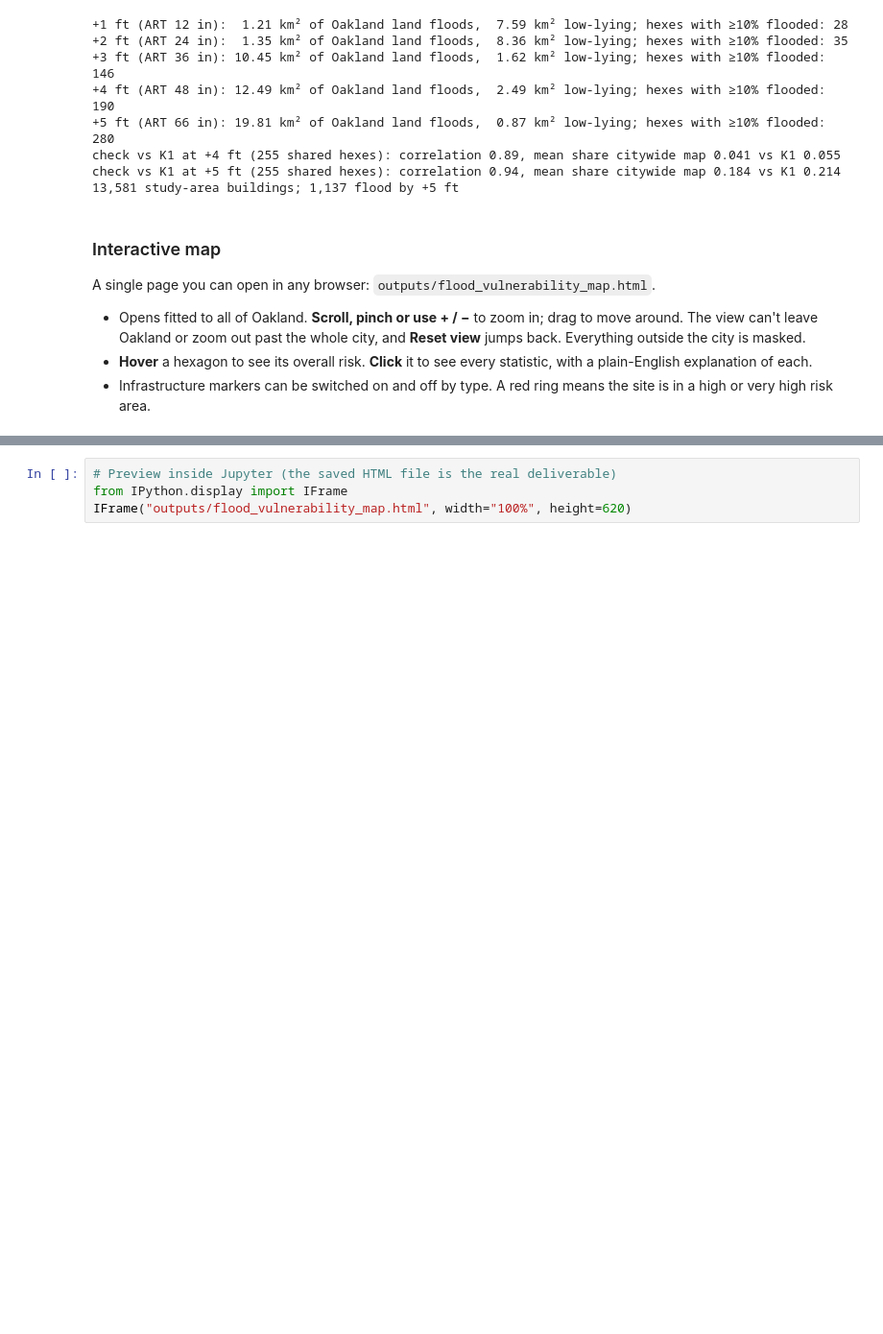
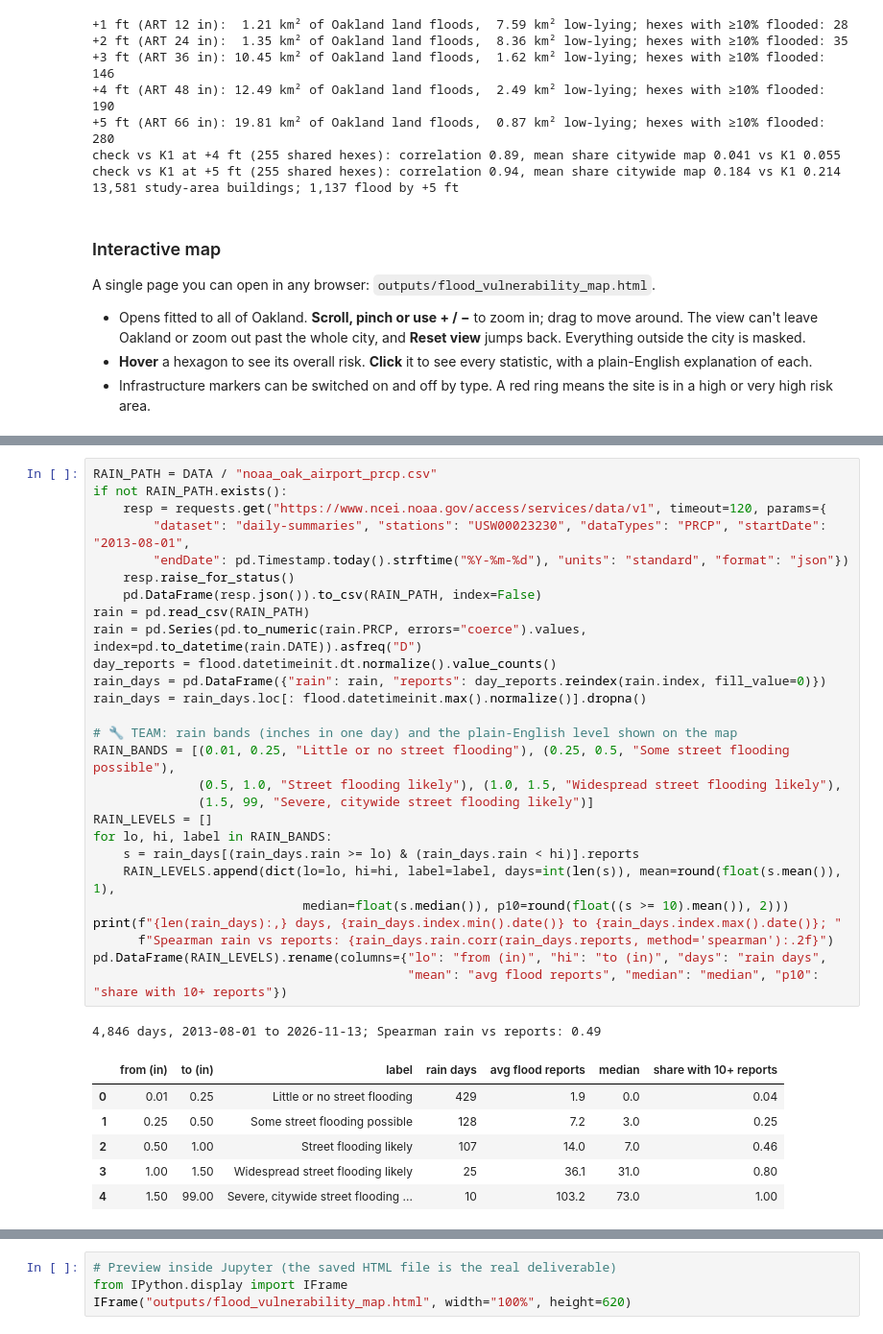
Before and after one commit to CooperMorris0/DataFest2026, a Jupyter notebook: oakland-flood-vulnerability/oakland_flood_starter.ipynb, the cells around one changed output, grey strips where cells are left out. Shown at 96% size. Cells and saved outputs as stored; diff of their text form; blank space fills up the shorter version.

```diff
--- a/oakland-flood-vulnerability/oakland_flood_starter.ipynb
+++ b/oakland-flood-vulnerability/oakland_flood_starter.ipynb
@@ -846,3 +852,38 @@ A single page you can open in any browser: `outputs/flood_vulnerability_map.html
+# %%
+RAIN_PATH = DATA / "noaa_oak_airport_prcp.csv"
+if not RAIN_PATH.exists():
+    resp = requests.get("https://www.ncei.noaa.gov/access/services/data/v1", timeout=120, params={
+        "dataset": "daily-summaries", "stations": "USW00023230", "dataTypes": "PRCP", "startDate": "2013-08-01",
+        "endDate": pd.Timestamp.today().strftime("%Y-%m-%d"), "units": "standard", "format": "json"})
+    resp.raise_for_status()
+    pd.DataFrame(resp.json()).to_csv(RAIN_PATH, index=False)
+rain = pd.read_csv(RAIN_PATH)
+rain = pd.Series(pd.to_numeric(rain.PRCP, errors="coerce").values, index=pd.to_datetime(rain.DATE)).asfreq("D")
+day_reports = flood.datetimeinit.dt.normalize().value_counts()
+rain_days = pd.DataFrame({"rain": rain, "reports": day_reports.reindex(rain.index, fill_value=0)})
+rain_days = rain_days.loc[: flood.datetimeinit.max().normalize()].dropna()
+
+# 🔧 TEAM: rain bands (inches in one day) and the plain-English level shown on the map
+RAIN_BANDS = [(0.01, 0.25, "Little or no street flooding"), (0.25, 0.5, "Some street flooding possible"),
+              (0.5, 1.0, "Street flooding likely"), (1.0, 1.5, "Widespread street flooding likely"),
+              (1.5, 99, "Severe, citywide street flooding likely")]
+RAIN_LEVELS = []
+for lo, hi, label in RAIN_BANDS:
+    s = rain_days[(rain_days.rain >= lo) & (rain_days.rain < hi)].reports
+    RAIN_LEVELS.append(dict(lo=lo, hi=hi, label=label, days=int(len(s)), mean=round(float(s.mean()), 1),
+                            median=float(s.median()), p10=round(float((s >= 10).mean()), 2)))
+print(f"{len(rain_days):,} days, {rain_days.index.min().date()} to {rain_days.index.max().date()}; "
+      f"Spearman rain vs reports: {rain_days.rain.corr(rain_days.reports, method='spearman'):.2f}")
+pd.DataFrame(RAIN_LEVELS).rename(columns={"lo": "from (in)", "hi": "to (in)", "days": "rain days",
+                                          "mean": "avg flood reports", "median": "median", "p10": "share with 10+ reports"})
+# %% [output]
+4,846 days, 2013-08-01 to 2026-11-13; Spearman rain vs reports: 0.49
+|  | from (in) | to (in) | label | rain days | avg flood reports | median | share with 10+ reports |
+| 0 | 0.01 | 0.25 | Little or no street flooding | 429 | 1.9 | 0.0 | 0.04 |
+| 1 | 0.25 | 0.50 | Some street flooding possible | 128 | 7.2 | 3.0 | 0.25 |
+| 2 | 0.50 | 1.00 | Street flooding likely | 107 | 14.0 | 7.0 | 0.46 |
+| 3 | 1.00 | 1.50 | Widespread street flooding likely | 25 | 36.1 | 31.0 | 0.80 |
+| 4 | 1.50 | 99.00 | Severe, citywide street flooding ... | 10 | 103.2 | 73.0 | 1.00 |
 # %%
 # Risk categories by percentile of the overall risk among Oakland hexes (easier to explain than raw scores)
 hexes["overall_pct"] = hexes.overall.rank(pct=True)
```
Also changed, not shown: parts of 2 cells of this notebook, 2 other files.
